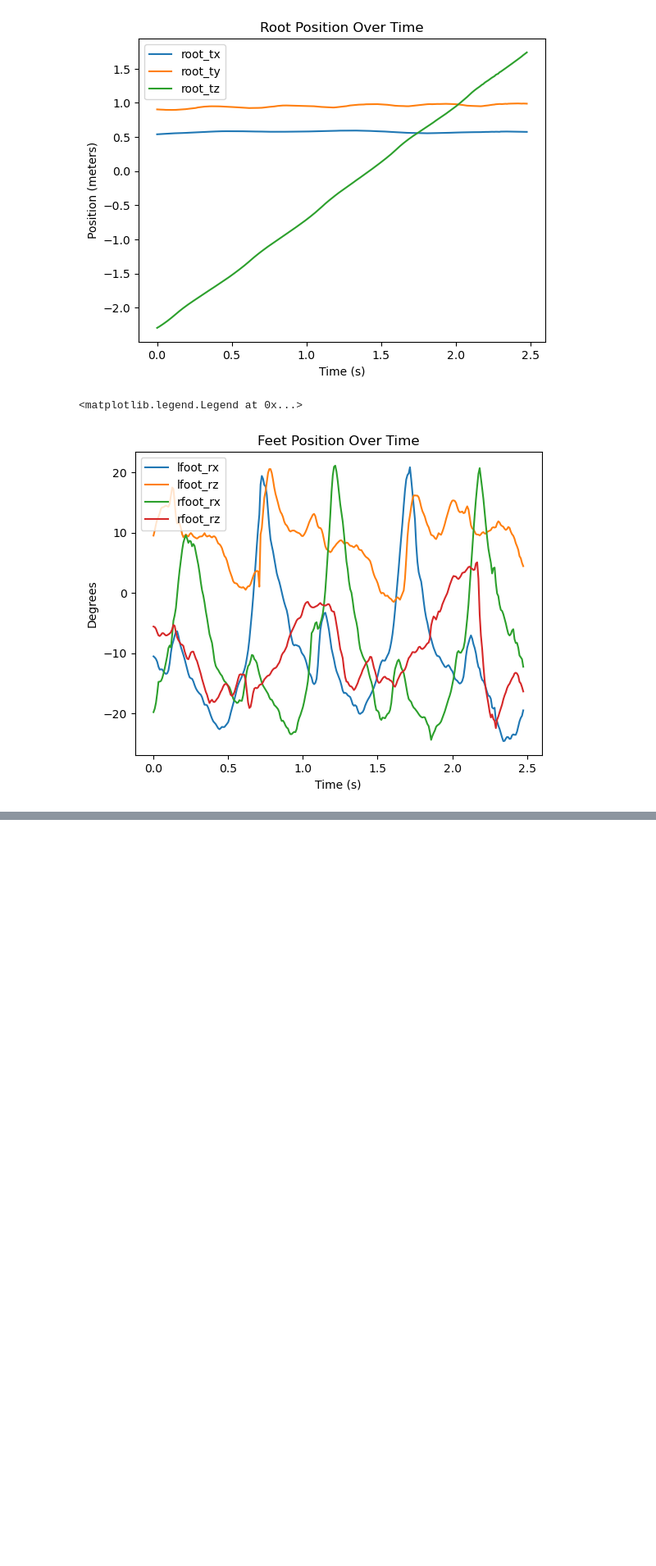
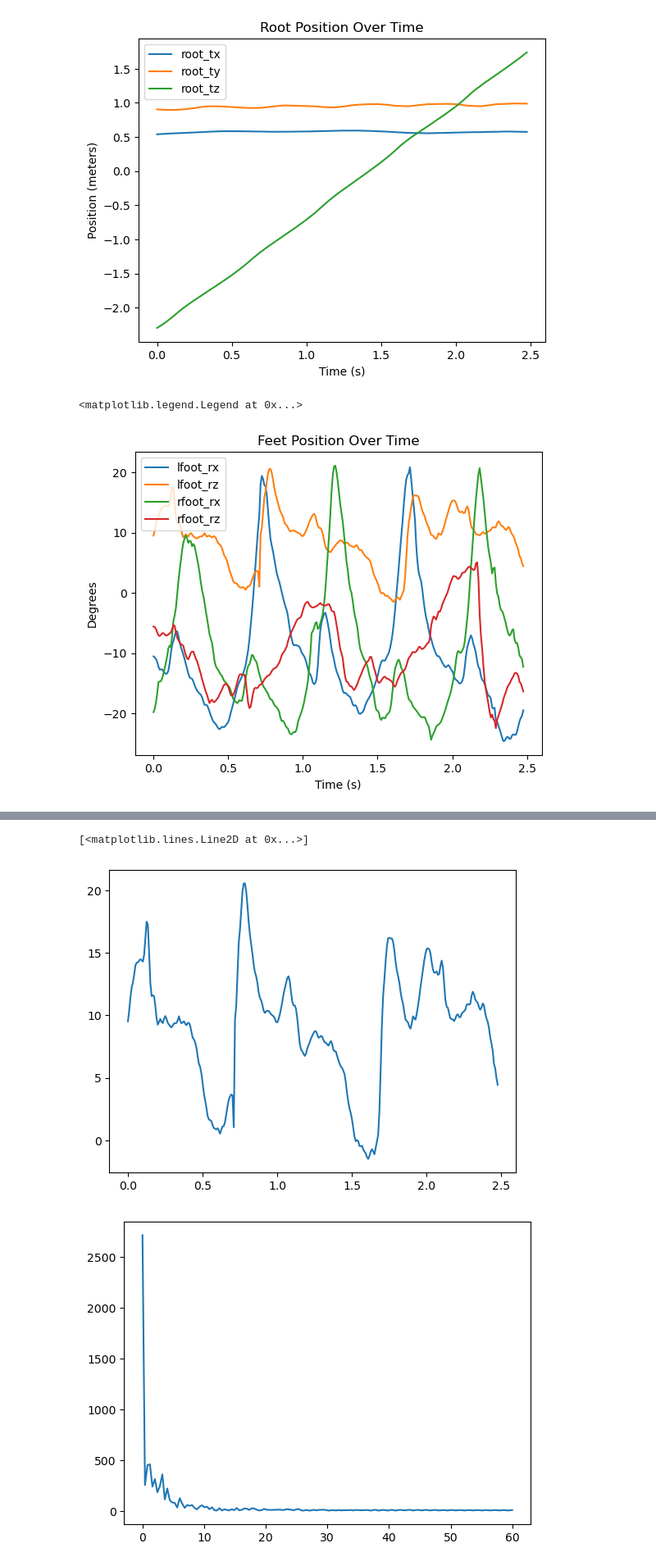
Before and after one commit to Priyanshu4/gpmdm, a Jupyter notebook: plots.ipynb, the cells around one changed output, grey strips where cells are left out. Shown at 82% size. Saved outputs shown, nothing was run; the diff lists cells and outputs as text; code cells hidden in the pictures; blank space fills up the shorter version.

```diff
--- a/plots.ipynb
+++ b/plots.ipynb
@@ -52,0 +75,17 @@ plt.legend(foot_cols)
+# %%
+# get walk lfoot_rx as a numpy array
+lfoot_rz = walk_df['lfoot_rz'].to_numpy()
+
+# plot
+plt.plot(walk_df['time'], lfoot_rz)
+
+# convert lfoot_rx to frequency domain
+lfoot_rz_fft = np.fft.rfft(lfoot_rz)
+
+# plot the magnitude of the fft on a new figure
+plt.figure()
+plt.plot(np.fft.rfftfreq(len(lfoot_rz), d=1/120), np.abs(lfoot_rz_fft))
+# %% [output]
+[<matplotlib.lines.Line2D at 0x...>]
+[figure, added]
+[figure, added]
```
Also changed, not shown: parts of 5 cells of this notebook, 3 other files.
